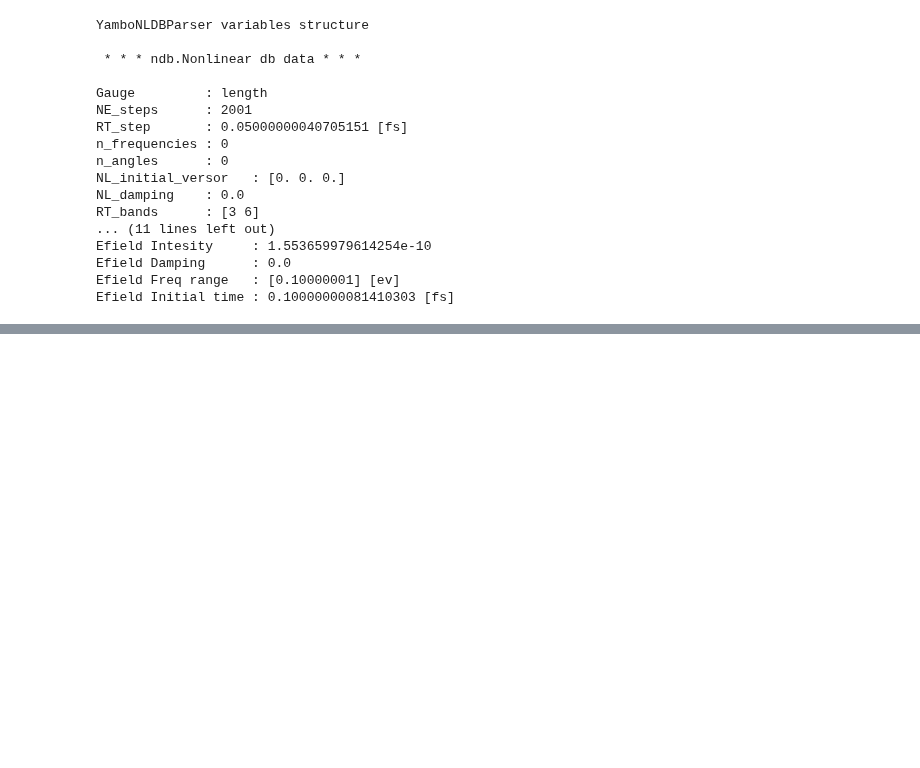
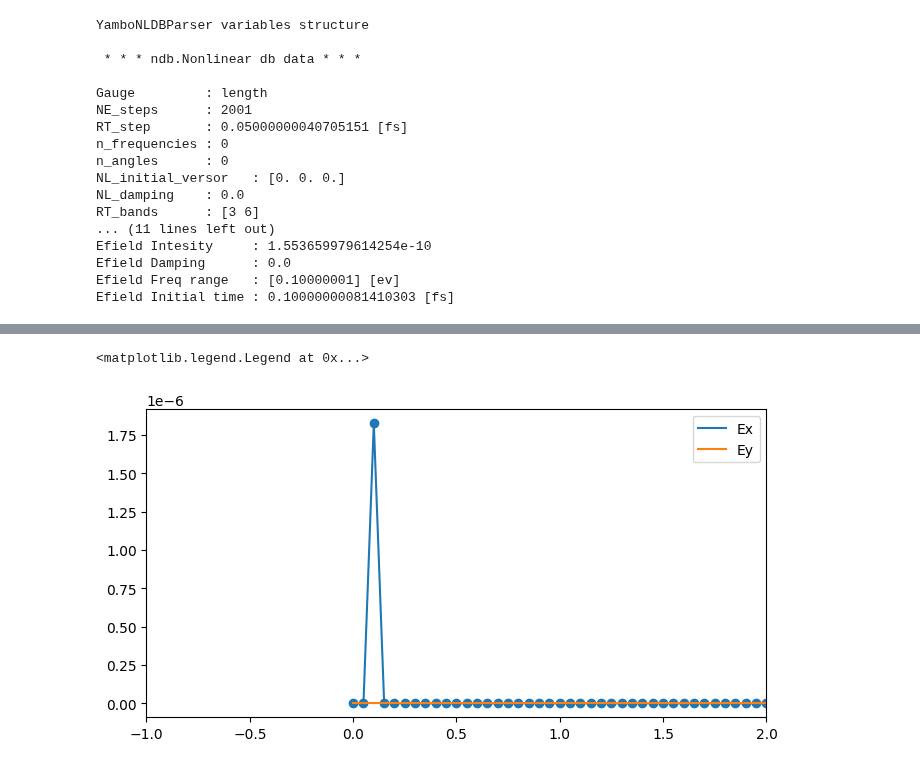
Before and after one commit to marcodalessandro76/MPPI, a Jupyter notebook: sphinx_source/tutorials/Tutorial_YamboNLDBParser.ipynb, the cells around one changed output, grey strips where cells are left out. Drawn from its saved outputs; the diff is of its cells as text; code cells hidden in the pictures; blank space fills up the shorter version.

```diff
--- a/sphinx_source/tutorials/Tutorial_YamboNLDBParser.ipynb
+++ b/sphinx_source/tutorials/Tutorial_YamboNLDBParser.ipynb
@@ -59,0 +85,12 @@ masked_array(data=[0.00000000e+00, 2.06706867e+00, 4.13413733e+00, ...,
+# %%
+time = data.get_time()
+# %%
+fig, ax1 = plt.subplots(figsize=(8,4))
+ax1.plot(time,np.real(E_ext[0]),label='Ex')
+ax1.scatter(time,np.real(E_ext[0]))
+ax1.plot(time,np.real(E_ext[1]),label='Ey')
+ax1.set_xlim(-1,2)
+ax1.legend()
+# %% [output]
+<matplotlib.legend.Legend at 0x...>
+[figure, added]
```
Also changed, not shown: parts of 11 cells of this notebook, 7 other files.
